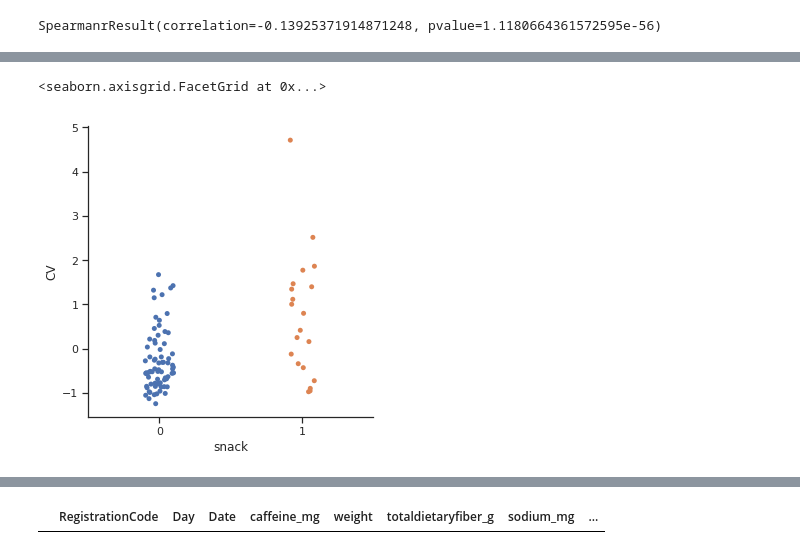
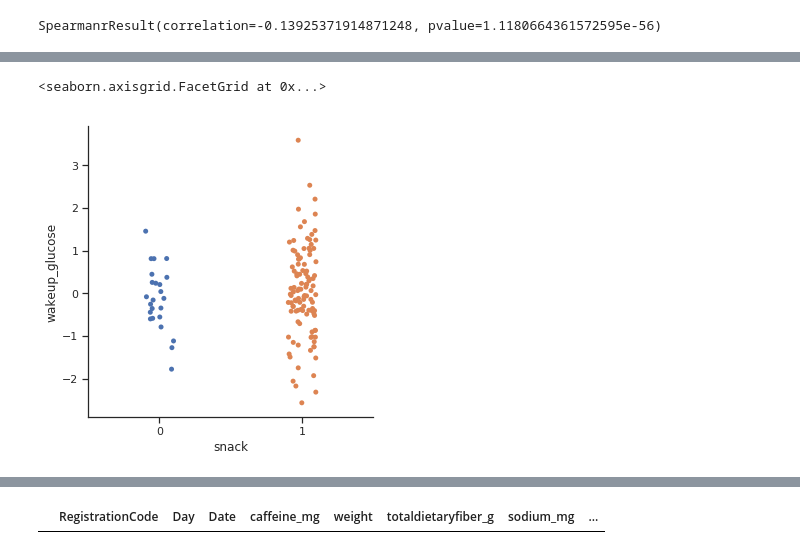
Before and after one commit to ElviraMingazova/MA_Thesis, a Jupyter notebook: Personalized correlations PNP3.ipynb, the cells around one changed output, grey strips where cells are left out. Saved outputs shown, nothing was run; the diff lists cells and outputs as text; code cells hidden in the pictures.

```diff
--- a/Personalized correlations PNP3.ipynb
+++ b/Personalized correlations PNP3.ipynb
@@ -1144,9 +1144,6 @@ def night_snacks_binary(nutrient_list=['energy_kcal', 'totallipid_g', 'carbohydr
     snack_binary['snack'] = 0
     snack_binary.loc[(snack_binary['energy_kcal'] > snack_min_cal), 'snack'] = 1
 
-    snack_binary['carbs>50%'] = 0
-    snack_binary.loc[(snack_binary['energy_kcal'] > snack_min_cal) & (snack_binary['caloric%carbs'] >= 0.5), 'carbs>50%'] = 1
-
     snack_binary['carbs%>fat%'] = 0
     snack_binary.loc[(snack_binary['energy_kcal'] > snack_min_cal) & (snack_binary['caloric%carbs'] > snack_binary['caloric%fat']),
                                  'carbs%>fat%'] = 1
@@ -1154,6 +1151,11 @@ def night_snacks_binary(nutrient_list=['energy_kcal', 'totallipid_g', 'carbohydr
     snack_binary['fat%>carbs%'] = 0
     snack_binary.loc[(snack_binary['energy_kcal'] > snack_min_cal) & (snack_binary['caloric%carbs'] < snack_binary['caloric%fat']),
                                  'fat%>carbs%'] = 1
+
+    snack_binary['carbs<20%'] = 0
+    snack_binary.loc[(snack_binary['energy_kcal'] > snack_min_cal) & (snack_binary['caloric%carbs'] <= 0.2), 'carbs<20%'] = 1
+    snack_binary['carbs>20%'] = 0
+    snack_binary.loc[(snack_binary['energy_kcal'] > snack_min_cal) & (snack_binary['caloric%carbs'] >= 0.2), 'carbs>20%'] = 1
 
     snack_binary['fat>50%'] = 0
     snack_binary.loc[(snack_binary['energy_kcal'] > snack_min_cal) & (snack_binary['caloric%fat'] >= 0.5), 'fat>50%'] = 1
@@ -1286,5 +1321,5 @@ sns.catplot(x="snack", y="wakeup_glucose", data=cv_wakeup_snacks)
 # %%
-sns.catplot(x="snack", y="CV", data=cv_wakeup_snacks.loc['372475'])
+sns.catplot(x="snack", y="wakeup_glucose", data=cv_wakeup_snacks.loc['753413'])
 # %% [output]
 <seaborn.axisgrid.FacetGrid at 0x...>
-[figure, old version]
+[figure, new version]
```
Also changed, not shown: parts of 17 cells of this notebook, 1 other file.
